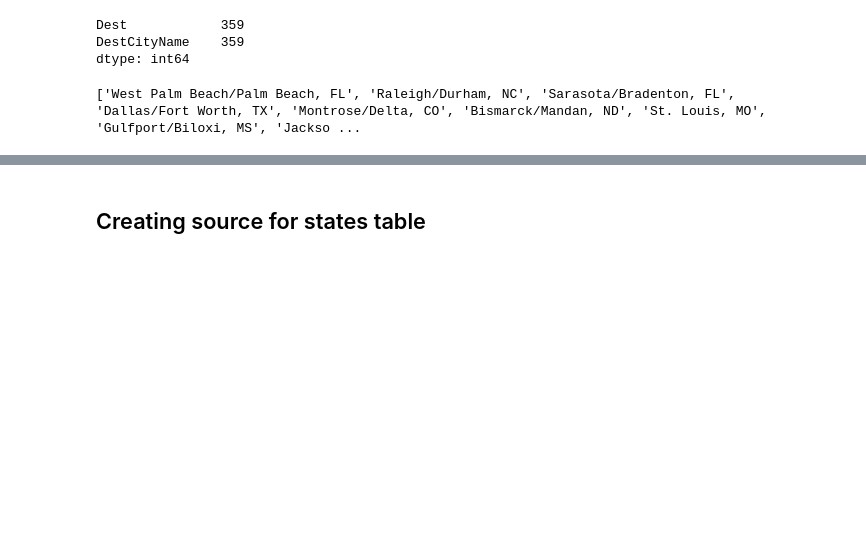
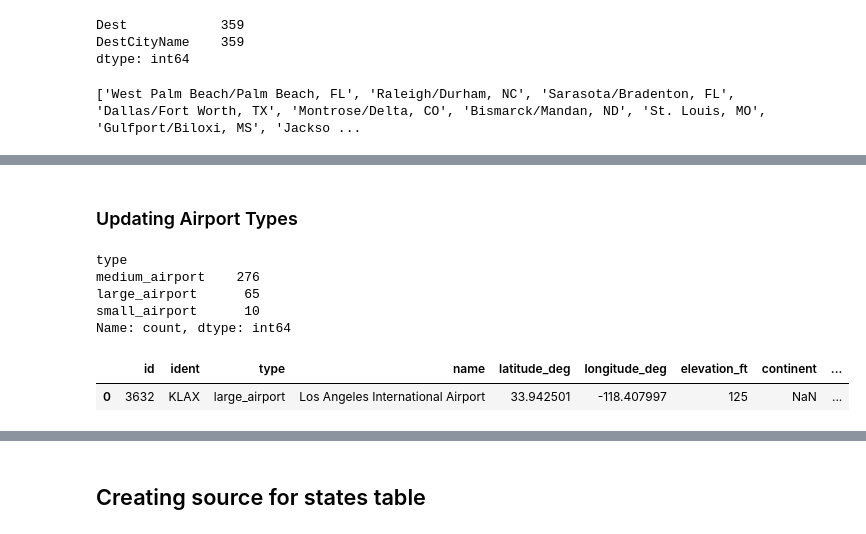
Before and after one commit to redpandata19/project3_team2, a Jupyter notebook: Cleanup2.ipynb, the cells around one changed output, grey strips where cells are left out. Saved outputs shown, nothing was run; the diff lists cells and outputs as text; code cells hidden in the pictures; blank space fills up the shorter version.

```diff
--- a/Cleanup2.ipynb
+++ b/Cleanup2.ipynb
@@ -371,3 +344,27 @@ airports_cities.head()
 | 2 | 3622 | KJFK | large_airport | John F Kennedy International Airport | 40.639447 | -73.779317 | 13 | NaN | ... |
 | 3 | 3384 | KATL | large_airport | Hartsfield Jackson Atlanta Intern... | 33.6367 | -84.428101 | 1026 | NaN | ... |
 | 4 | 3878 | KSFO | large_airport | San Francisco International Airport | 37.61899948120117 | -122.375 | 13 | NaN | ... |
+# %% [markdown]
+### Updating Airport Types
+# %%
+# Checking airport types
+airports_cities['type'].value_counts()
+# %% [output]
+type
+medium_airport    276
+large_airport      65
+small_airport      10
+Name: count, dtype: int64
+# %%
+# rather than storing strings in the database, let's store size as an integer
+airports_updated = airports_cities.copy()
+# Get rid of _airport from 'type' column
+airports_updated['airport_size'] = airports_updated['type'].str.split('_').str[0]
+
+size_mapping = {'small': 1, 'medium': 2, 'large': 3}
+airports_updated['airport_size'] = airports_updated['airport_size'].replace(size_mapping)
+# show new column created
+airports_updated.head(1)
+# %% [output]
+|  | id | ident | type | name | latitude_deg | longitude_deg | elevation_ft | continent | ... |
+| 0 | 3632 | KLAX | large_airport | Los Angeles International Airport | 33.942501 | -118.407997 | 125 | NaN | ... |
```
Also changed, not shown: parts of 23 cells of this notebook.
